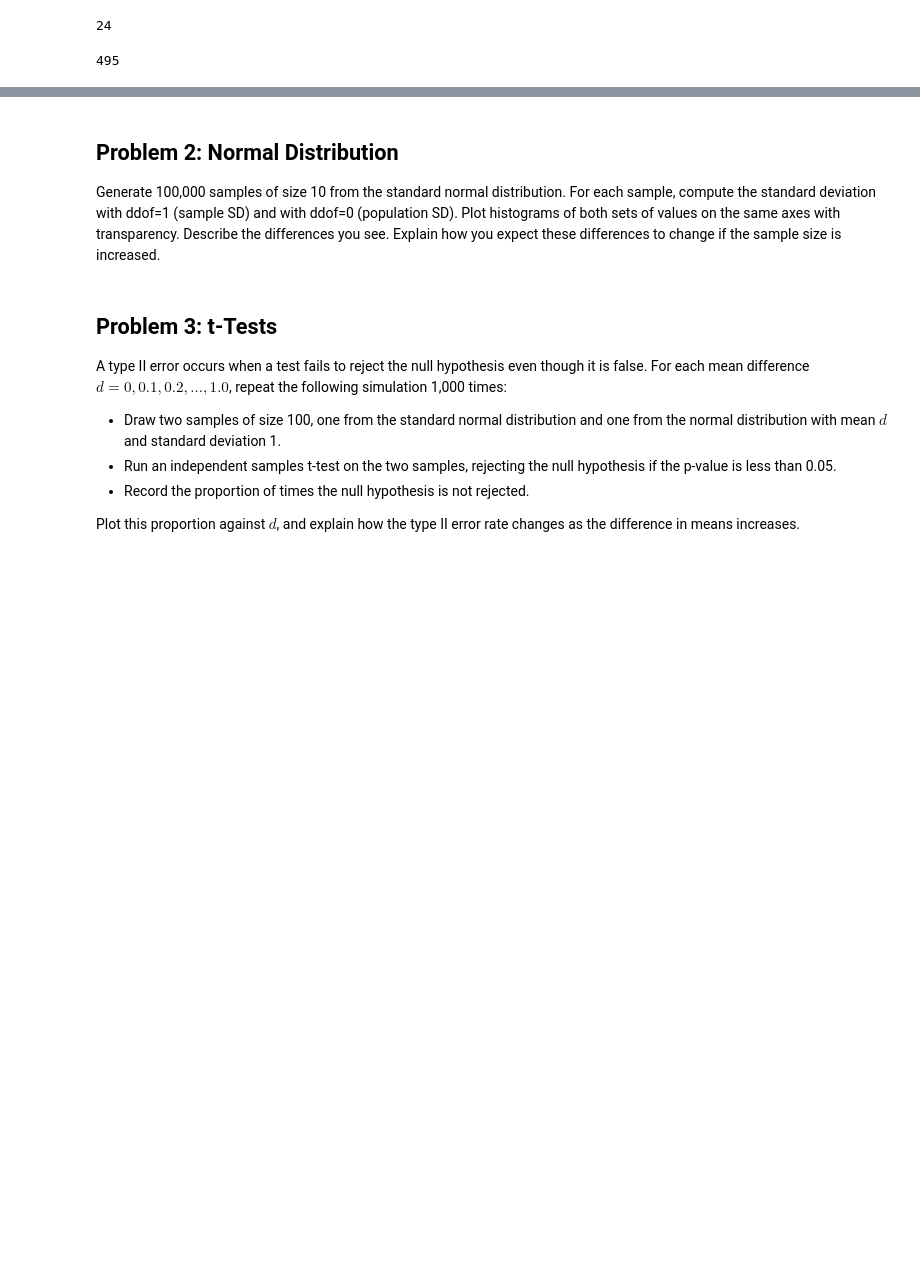
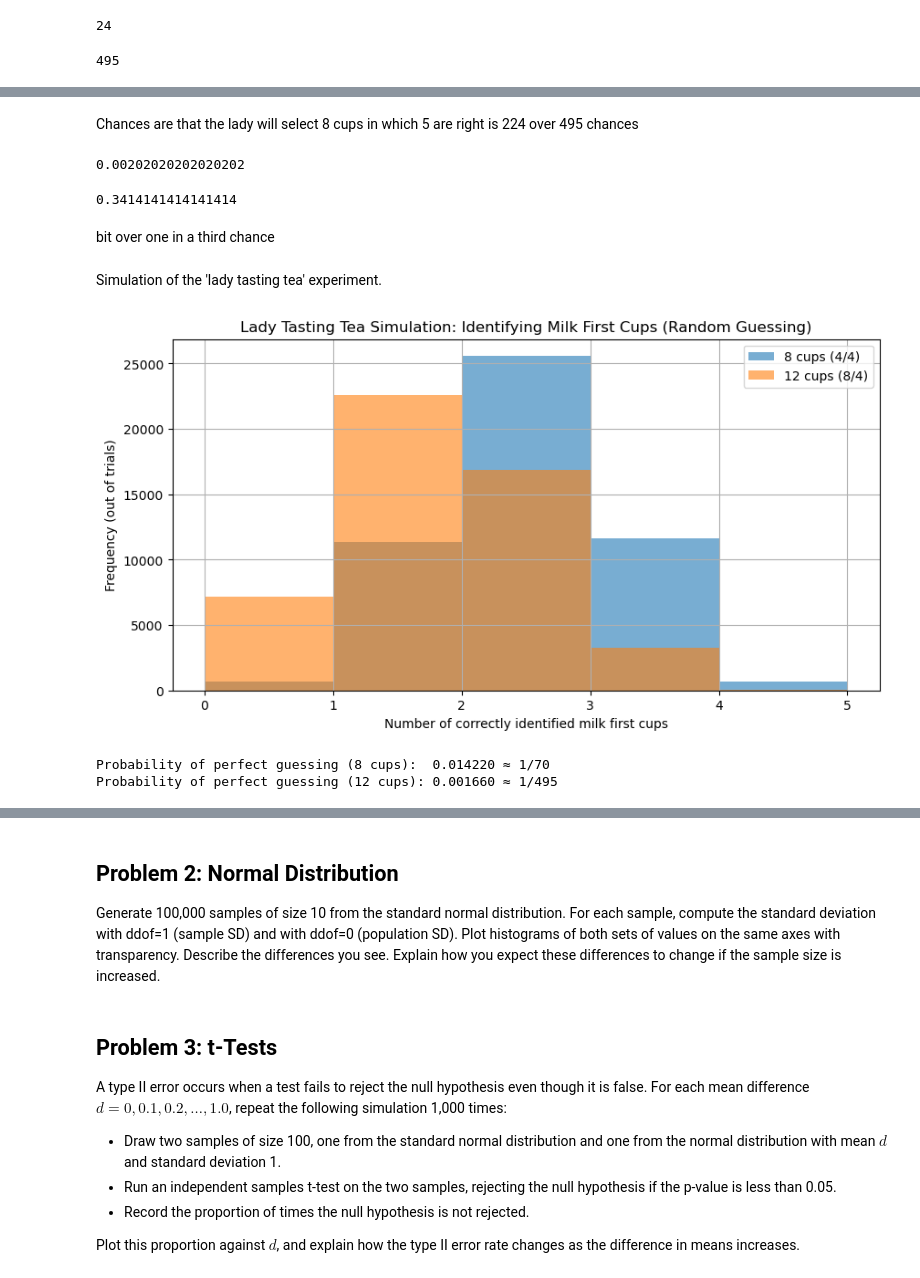
Before and after one commit to mondbr/applied_statistic, a Jupyter notebook: problems.ipynb, the cells around one changed output, grey strips where cells are left out. Drawn from its saved outputs; the diff is of its cells as text; code cells hidden in the pictures; blank space fills up the shorter version.

Commit message:
lady tasting tea simulation

```diff
--- a/problems.ipynb
+++ b/problems.ipynb
@@ -230,0 +356,16 @@ math.factorial(n) // (math.factorial(k) * math.factorial(n - k))
+# %% [markdown]
+Chances are that the lady will select 8 cups in which 5 are right is 224 over 495 chances
+# %%
+# The probability that she (randomly) selects the four correct cups.
+1 / 495
+# %% [output]
+0.00202020202020202
+# %%
+# The probability that she (randomly) selects at least six correct cups.
+(168 + 1) / 495
+# %% [output]
+0.3414141414141414
+# %% [markdown]
+bit over one in a third chance
+# %% [markdown]
+Simulation of the 'lady tasting tea' experiment.
@@ -230,0 +394,30 @@ math.factorial(n) // (math.factorial(k) * math.factorial(n - k))
+# %%
+# Run simulation for both experiments
+correct_8 = simulate_correct_counts(num_cups, num_milk_first, trials)
+correct_12 = simulate_correct_counts(num_cups_ex, num_milk_first_ex, trials)
+# %%
+# Plot results
+
+plt.figure(figsize=(10, 5))
+
+plt.hist(correct_8, bins=range(num_milk_first + 2), alpha=0.6, label='8 cups (4/4)')
+plt.hist(correct_12, bins=range(num_milk_first_ex + 2), alpha=0.6, label='12 cups (8/4)')
+
+plt.xlabel("Number of correctly identified milk first cups")
+plt.ylabel("Frequency (out of trials)")
+plt.title("Lady Tasting Tea Simulation: Identifying Milk First Cups (Random Guessing)")
+plt.legend()
+plt.grid(True)
+plt.show()
+
+
+# Print probabilities of perfect guessing
+p_all_correct_8 = correct_8.count(num_milk_first) / trials
+p_all_correct_12 = correct_12.count(num_milk_first_ex) / trials
+
+print(f"Probability of perfect guessing (8 cups):  {p_all_correct_8:.6f} ≈ 1/{math.comb(8,4)}")
+print(f"Probability of perfect guessing (12 cups): {p_all_correct_12:.6f} ≈ 1/{math.comb(12,4)}")
+# %% [output]
+[figure, added]
+Probability of perfect guessing (8 cups):  0.014220 ≈ 1/70
+Probability of perfect guessing (12 cups): 0.001660 ≈ 1/495
```
Also changed, not shown: parts of 16 cells of this notebook.
